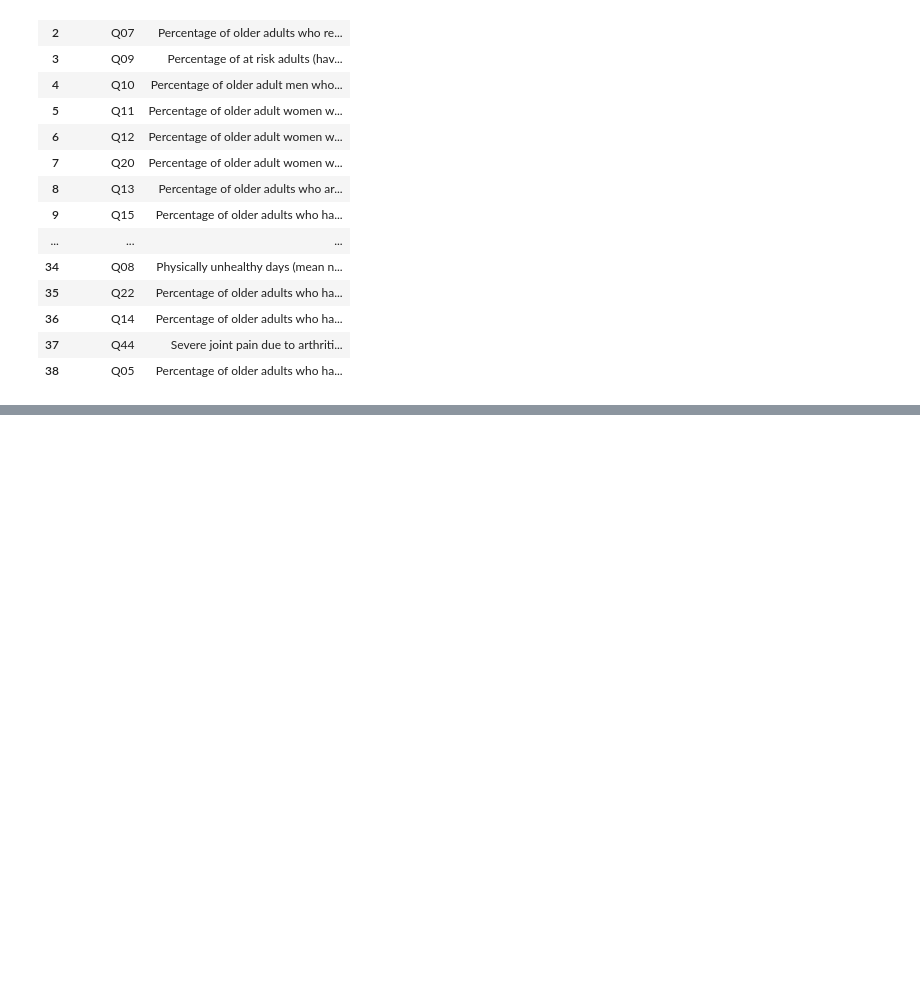
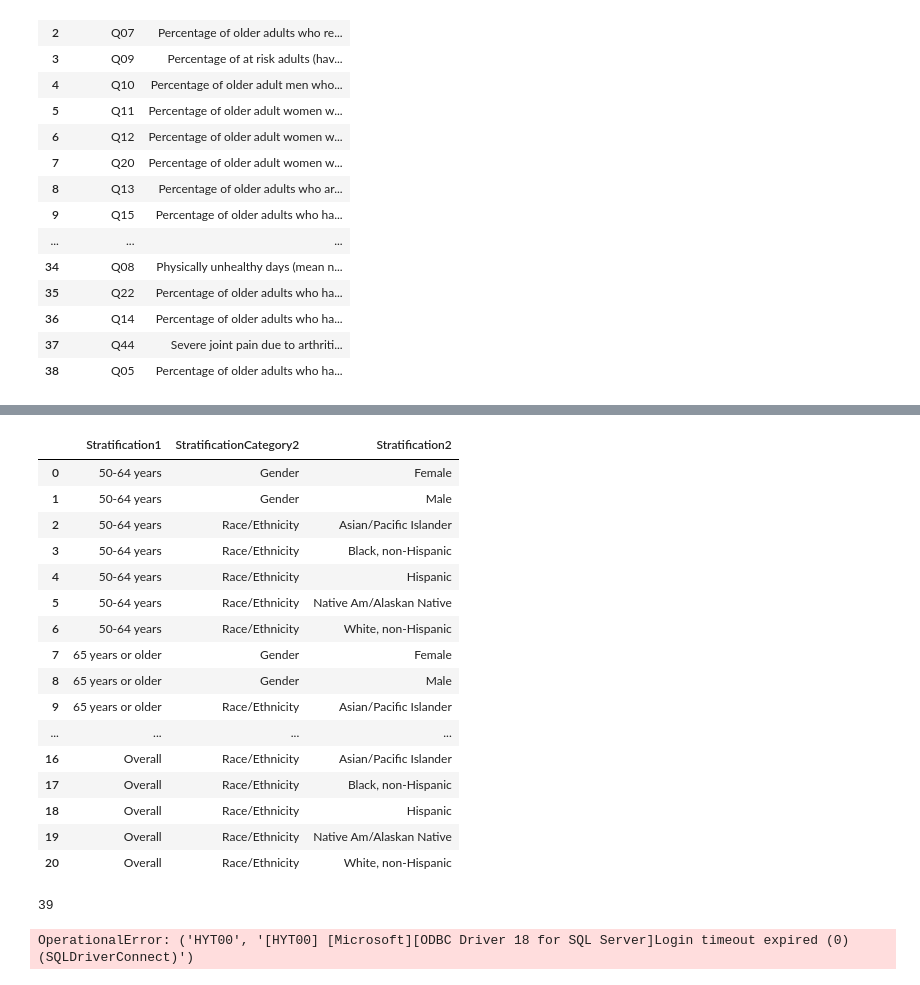
Before and after one commit to lisaleung11/CIS9440HW, a Jupyter notebook: scripts/dimention.ipynb, the cells around one changed output, grey strips where cells are left out. Saved outputs shown, nothing was run; the diff lists cells and outputs as text; code cells hidden in the pictures; blank space fills up the shorter version.

Commit message:
update sql schema, dimention ipynb, etl.py, topic.csv

```diff
--- a/scripts/dimention.ipynb
+++ b/scripts/dimention.ipynb
@@ -276,0 +317,24 @@ FileNotFoundError: [Errno 2] No such file or directory: 'CIS9440HW/docs/filtered
+# %%
+unique_stratification_df = df_cleaned.groupby(["Stratification1", "StratificationCategory2", "Stratification2"])['Stratification2'].agg(unique_values='unique')
+unique_stratification_df.index.names = ["Stratification1", "StratificationCategory2", "Stratification2"]
+unique_stratification_df.reset_index(inplace=True)
+unique_stratification_df = unique_stratification_df.drop(columns=  ['unique_values'])
+unique_stratification_df
+# %% [output]
+|  | Stratification1 | StratificationCategory2 | Stratification2 |
+| 0 | 50-64 years | Gender | Female |
+| 1 | 50-64 years | Gender | Male |
+| 2 | 50-64 years | Race/Ethnicity | Asian/Pacific Islander |
+| 3 | 50-64 years | Race/Ethnicity | Black, non-Hispanic |
+| 4 | 50-64 years | Race/Ethnicity | Hispanic |
+| 5 | 50-64 years | Race/Ethnicity | Native Am/Alaskan Native |
+| 6 | 50-64 years | Race/Ethnicity | White, non-Hispanic |
+| 7 | 65 years or older | Gender | Female |
+| 8 | 65 years or older | Gender | Male |
+| 9 | 65 years or older | Race/Ethnicity | Asian/Pacific Islander |
+| ... | ... | ... | ... |
+| 16 | Overall | Race/Ethnicity | Asian/Pacific Islander |
+| 17 | Overall | Race/Ethnicity | Black, non-Hispanic |
+| 18 | Overall | Race/Ethnicity | Hispanic |
+| 19 | Overall | Race/Ethnicity | Native Am/Alaskan Native |
+| 20 | Overall | Race/Ethnicity | White, non-Hispanic |
@@ -276,0 +349,4 @@ FileNotFoundError: [Errno 2] No such file or directory: 'CIS9440HW/docs/filtered
+# %%
+unique_topic_df.to_sql('dim_topic', con=engine, if_exists='append', index=False)
+# %% [output]
+39
@@ -276,0 +372,21 @@ FileNotFoundError: [Errno 2] No such file or directory: 'CIS9440HW/docs/filtered
+# %%
+# Database Connection
+
+
+# Database connection parameters
+server = 'cis9440baruchdw.postgres.database.azure.com'
+database = 'alzheimer'
+username = 'laishan'
+password = 'Cis9440dw124!'
+driver =  '/opt/homebrew/lib/libmsodbcsql.18.dylib' # Adjust the driver based on your environment
+
+# Create a connection string
+connection_string = f'DRIVER={driver};SERVER={server};DATABASE={database};UID={username};PWD={password}'
+
+# Create a connection to Synapse SQL Server
+conn = pyodbc.connect(connection_string)
+cursor = conn.cursor()
+## this is for all varchar
+cursor.setinputsizes([(pyodbc.SQL_WVARCHAR, 0, 0)])
+# %% [output]
+OperationalError: ('HYT00', '[HYT00] [Microsoft][ODBC Driver 18 for SQL Server]Login timeout expired (0) (SQLDriverConnect)')
```
Also changed, not shown: parts of 6 cells of this notebook, 3 other files.
